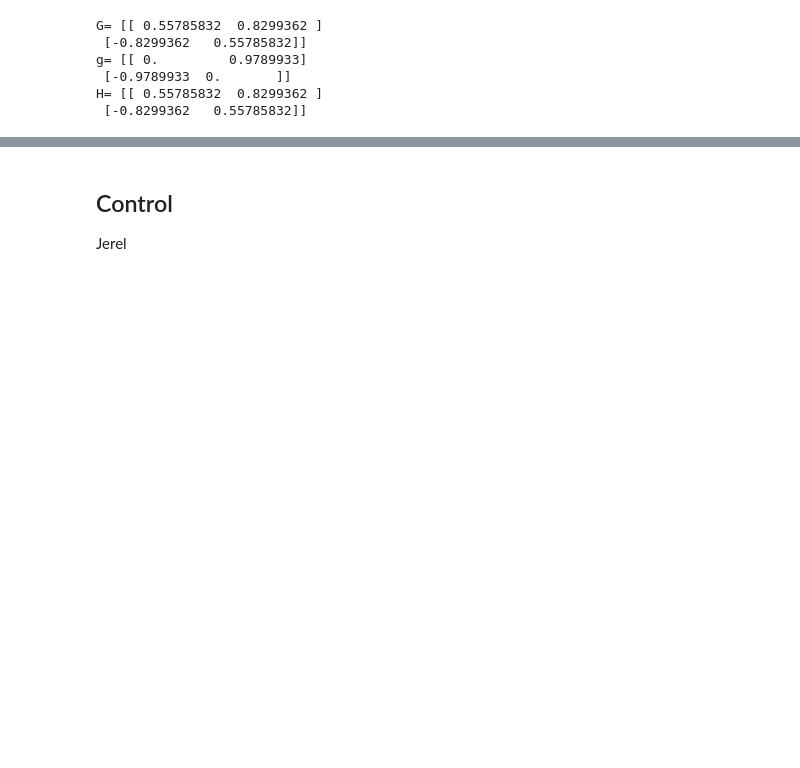
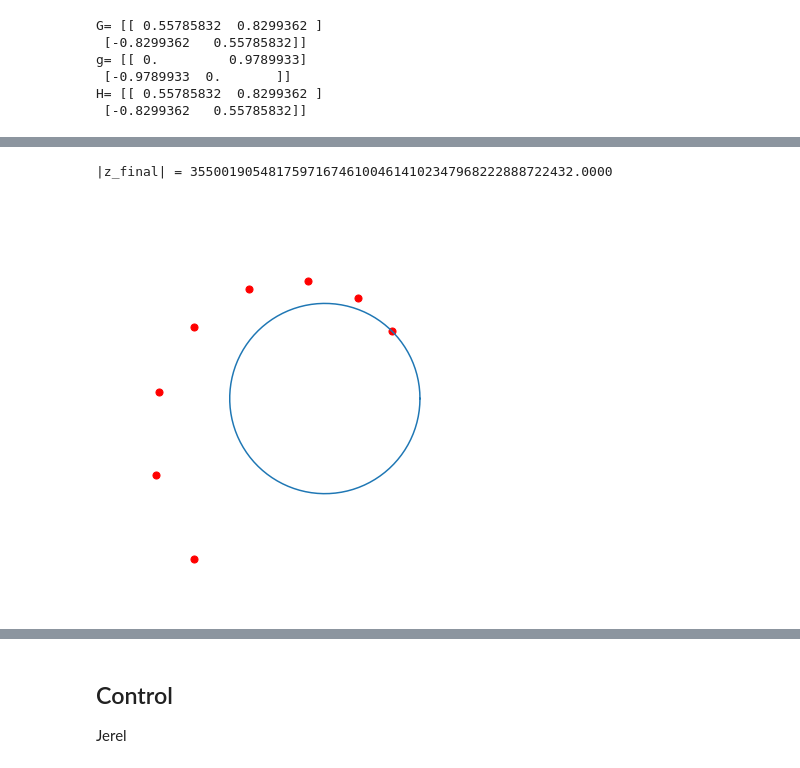
Before and after one commit to byu-magicc/lie_groups, a Jupyter notebook: Chap-02-S1.ipynb, the cells around one changed output, grey strips where cells are left out. Cells and saved outputs as stored; diff of their text form; code cells hidden in the pictures; blank space fills up the shorter version.

```diff
--- a/Chap-02-S1.ipynb
+++ b/Chap-02-S1.ipynb
@@ -301,0 +426,23 @@ Parker
+# %%
+class S1(S1):
+    def euler_integration(self, w, Ts=0.01, secs=5, **kwargs):
+        # convert seconds to steps
+        steps = int(secs/Ts)
+
+        # Store trajectory
+        trajectory = np.zeros((steps+1,), dtype=complex)
+        trajectory[0] = self.z
+
+        for i in range(steps):
+            self.z += Ts*( 1j*w[i]*self.z )
+            trajectory[i+1] = self.z
+
+        return trajectory
+# %%
+z = S1(theta=np.pi/4)
+traj = z.euler_integration(w, **P)
+print("|z_final| = {:.4f}".format(np.abs(traj[-1])))
+z.visualize(traj)
+# %% [output]
+|z_final| = 3550019054817597167461004614102347968222888722432.0000
+[figure, added]
```
Also changed, not shown: parts of 25 cells of this notebook, 3 other files.
